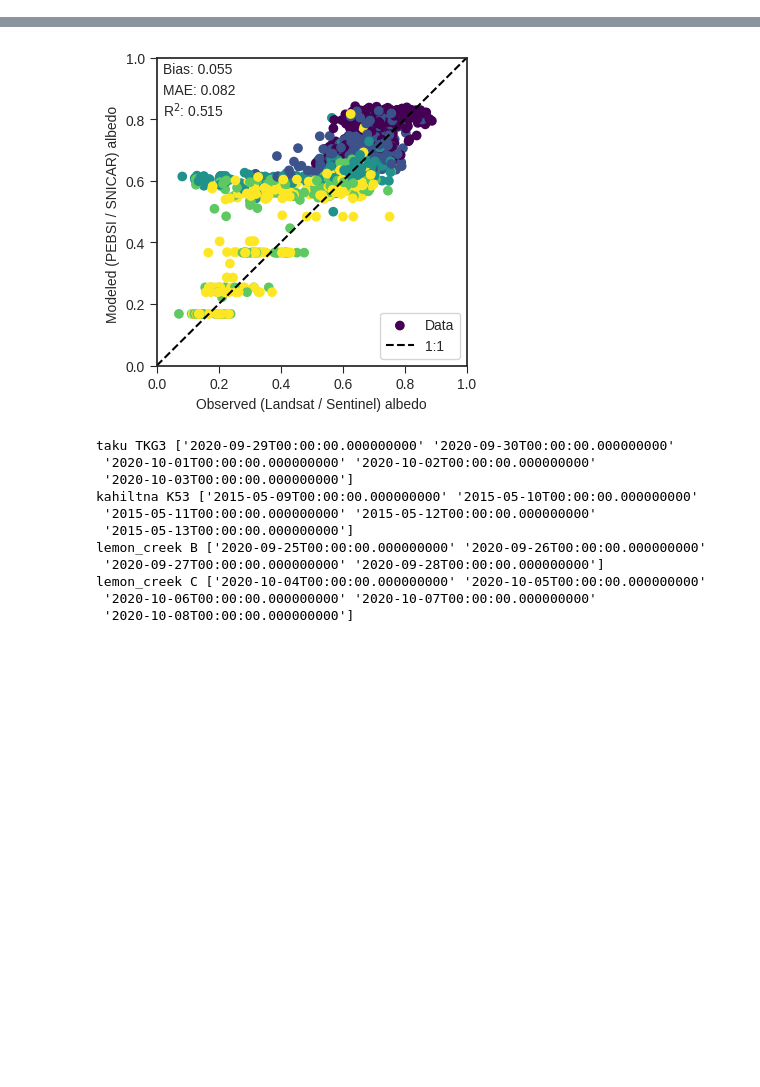
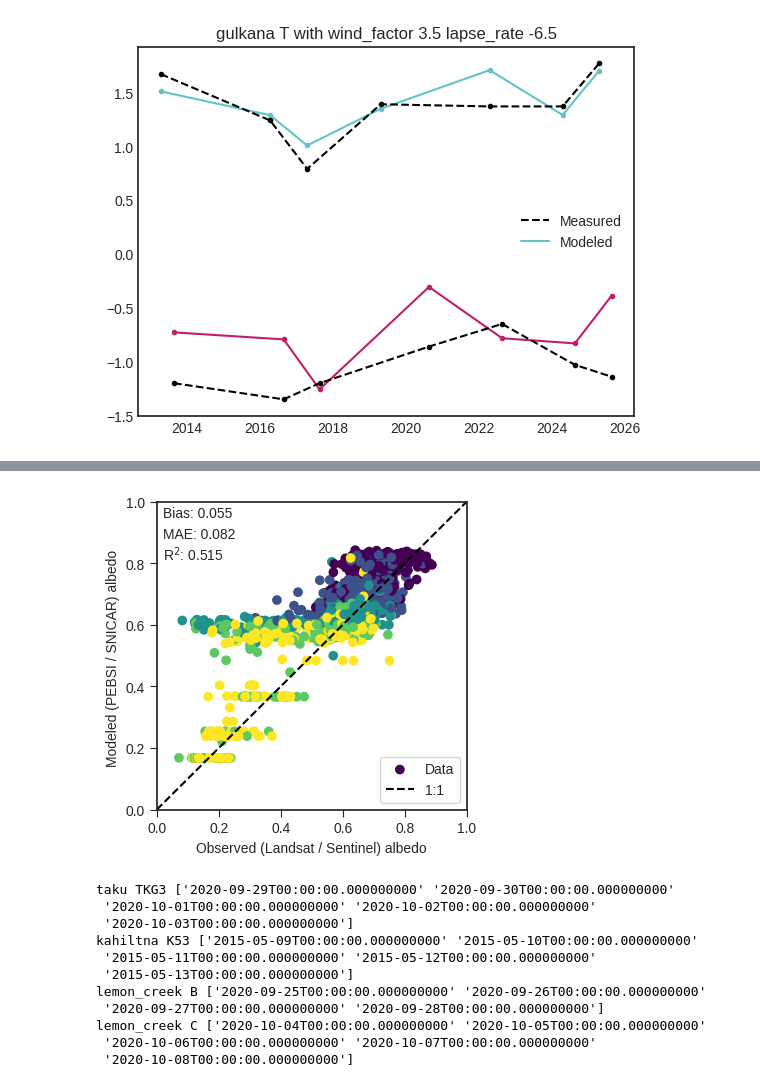
Before and after one commit to clairevwilson/PEBSI, a Jupyter notebook: project/calibrate.ipynb, the cells around one changed output, grey strips where cells are left out. Cells and saved outputs as stored; diff of their text form; code cells hidden in the pictures; blank space fills up the shorter version.

Commit message:
calibrating wind factor for firn simulations

```diff
--- a/project/calibrate.ipynb
+++ b/project/calibrate.ipynb
@@ -94,6 +43,0 @@ plt.show()
-# %%
-fp = '/trace/group/rounce/cvwilson/rs/albedo/updated/'
-for glacier in site_dict:
-    num = translate_rgi[glacier]['7'][3:]
-    ds = xr.open_dataset(fp + f'{num}/RGI2000-v7.0-G-01-{num}_l9.nc')
-    print(glacier, 'count of glacier mask:', ds['dem_shadow_mask'].sum().values)
@@ -107,21 +44,35 @@ gulkana count of glacier mask: 0
 # %%
-wind_factors = [1, 1.5, 2, 2.5, 3, 3.5]
+params = {
+    'wind_factor':[0.5, 1, 1.5, 2, 2.5, 3, 3.5],
+    'lapse_rate':[-6.5], # -3, -6.5, -9]
+    # 'lapse_rate':[-6.5],
+    # 'wind_factor':[1],
+    # 'lapse_rate':[-3.5, -4, -4.5, -5, -5.5, -6, -6.5, -7, -7.5, -8, -8.5, -9],
+}
 
-fn = 'ddf/calibrate_wind/grid_{g}_{s}_windfactor{w}_0.nc'
+site_dict = {'gulkana':['T','Z'],
+             'kahiltna':['KPS', 'KQU'],
+             'wolverine':['EC']}
+
+keys = list(params.keys())
+values = list(params.values())
+
+fn = 'paper2/recalibrate_{s}/grid_{g}_{s}_{p}_hourlygrains_0.nc'
+
 all_mod_albedo = []
 all_meas_albedo = []
 all_time_albedo = []
 best_dict = {}
-all_best = {}
-only = False # 'good'
 snow_only = True
 for glacier in site_dict:
-    best_dict[glacier] = {}
-    all_best[glacier] = {}
+    if glacier not in best_dict: best_dict[glacier] = {}
+
     for site in site_dict[glacier]:
         best = np.inf
-        for wind_factor in wind_factors:
-            fn_ds = base_fp + fn.format(g=glacier, s=site, w=wind_factor)
+
+        for param_values in itertools.product(*values):
+            params_str = '_'.join([p.replace('_','') + str(v) for p, v in zip(keys, param_values)])
+            fn_ds = base_fp + fn.format(g=glacier, s=site, p=params_str)
             try:
                 ds = xr.open_dataset(fn_ds)
                 assert ds.melt.sum() != 0
@@ -130,7 +81,7 @@ for glacier in site_dict:
 
             albedo_data = Albedo(glacier, site, use='all')
             albedo_data.get_model_albedo(ds, snow_only=snow_only)
-            mb_data = MassBalance(glacier, site, use='benchmark')
+            mb_data = MassBalance(glacier, site, use='benchmark', min_n_winter=0)
             mb_data.get_model_mb(ds)
 
             if mb_data.dataset == 'seasonal':
@@ -141,26 +92,29 @@ for glacier in site_dict:
             if error < best:
                 best = error
                 best_ds = ds
-                best_wind = wind_factor
+                best_params = param_values
 
         albedo_data = Albedo(glacier, site, use='all')
         albedo_data.get_model_albedo(best_ds, snow_only=snow_only)
-        mb_data = MassBalance(glacier, site, use='benchmark')
+        mb_data = MassBalance(glacier, site, use='benchmark', min_n_winter=0)
         mb_data.get_model_mb(best_ds)
-        print(glacier, site, 'wind factor of',best_wind)
-        best_dict[glacier][site] = best_wind
 
-        # if mb_data.dataset == 'seasonal':
-        #     mae_summer, mae_winter = mb_data.mae(True)
-        #     print('Summer mass balance MAE:',mae_summer)
-        #     print('Winter mass balance MAE:',mae_winter)
+        best_str = ' '.join([p+' '+str(v) for p, v in zip(keys, best_params)])
+        print(glacier, site, best_str)
+        best_dict[glacier][site] = best_params
+        print(best_ds.attrs['wind_factor'])
 
-        #     me_summer, me_winter = mb_data.bias(True)
-        #     print('Summer mass balance bias:',me_summer)
-        #     print('Winter mass balance bias:',me_winter)
-        # else:
-        #     print('Annual mass balance MAE:',mb_data.mae())
-        #     print('Annual mass balance bias', mb_data.bias())
+        if mb_data.dataset == 'seasonal':
+            mae_summer, mae_winter = mb_data.mae(True)
+            print('Summer mass balance MAE:',mae_summer)
+            print('Winter mass balance MAE:',mae_winter)
+
+            me_summer, me_winter = mb_data.bias(True)
+            print('Summer mass balance bias:',me_summer)
+            print('Winter mass balance bias:',me_winter)
+        else:
+            print('Annual mass balance MAE:',mb_data.mae())
+            print('Annual mass balance bias', mb_data.bias())
 
         for mod, meas, t in zip(albedo_data.mod, albedo_data.meas, albedo_data.time):
             all_mod_albedo.append(mod)
@@ -168,11 +122,11 @@ for glacier in site_dict:
             all_time_albedo.append(t)
 
         # plot
-        # fig, ax = mb_data.plot_mb()
-        # ax.set_title(f'{glacier} {site} with wind factor {best_wind}')
-        # plt.savefig(base_fp + f'../figs/ddf/calibration/{glacier+site}_best_mb.png')
-        # plt.show()
-        # plt.close()
+        fig, ax = mb_data.plot_mb()
+        ax.set_title(f'{glacier} {site} with {best_str}')
+        plt.savefig(base_fp + f'../figs/{glacier+site}_best_mb.png')
+        plt.show()
+        plt.close()
 
         # albedo_data.plot_timeseries()
         # albedo_data.plot_1to1()
@@ -186,0 +141 @@ kennicott GTL wind factor of 2
+[figure, added]
```
Also changed, not shown: parts of 10 cells of this notebook, 6 other files.
